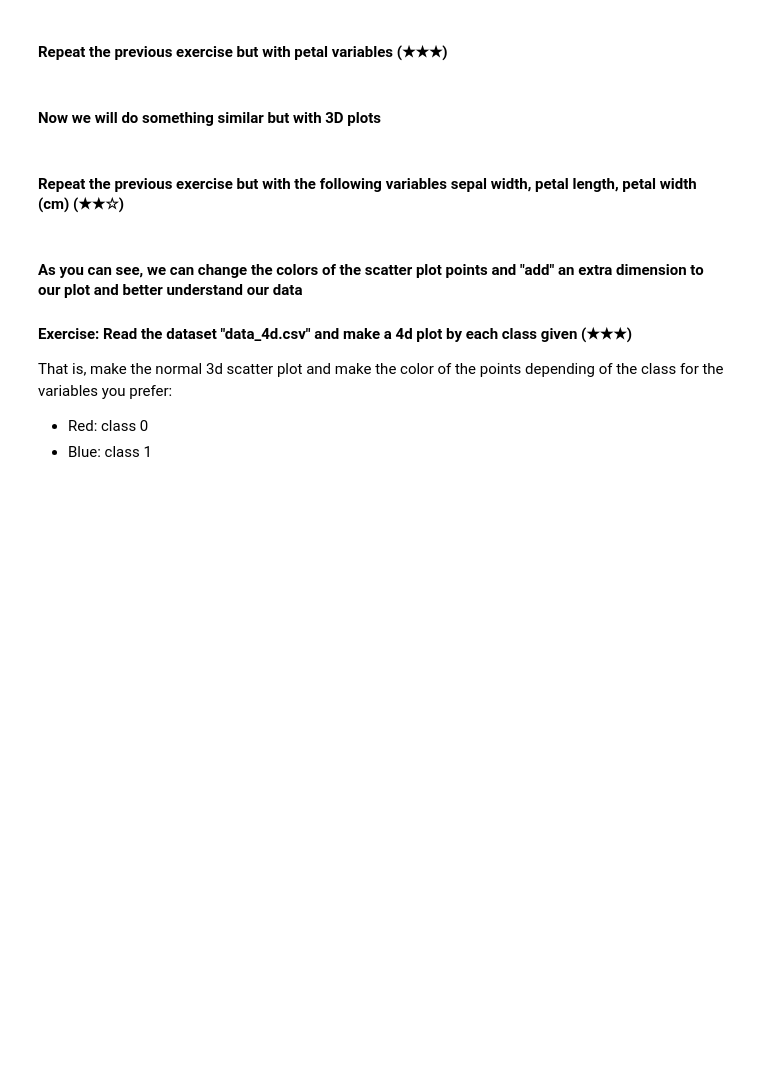
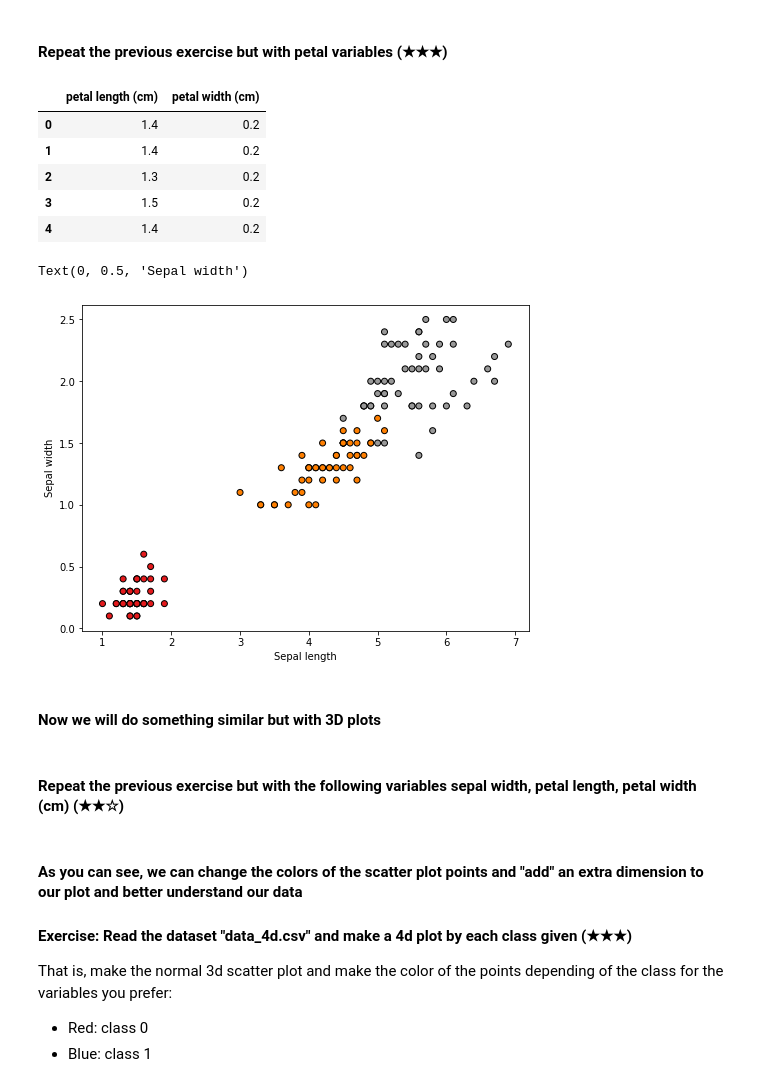
Before and after one commit to spannozzo/machine-learning-prework, a Jupyter notebook: 05-intro_to_data_science/05.1-Intro-to-data_science.ipynb, the cells around one changed output. Drawn from its saved outputs; the diff is of its cells as text; code cells hidden in the pictures; blank space fills up the shorter version.

```diff
--- a/05-intro_to_data_science/05.1-Intro-to-data_science.ipynb
+++ b/05-intro_to_data_science/05.1-Intro-to-data_science.ipynb
@@ -316,5 +393,34 @@ plt.ylabel("Sepal width")
 # %% [markdown]
 #### Repeat the previous exercise but with petal variables (★★★)
+# %%
+import matplotlib.pyplot as plt
+
+# import some data to play with
+X = iris.iloc[:,2:-1]  # we only take the first two features.
+
+#display(X.head(5))
+
+y = iris.target
+
+x_min, x_max = X.iloc[:, 0].min() - 0.5, X.iloc[:, 0].max() + 0.5
+y_min, y_max = X.iloc[:, 1].min() - 0.5, X.iloc[:, 1].max() + 0.5
+
+plt.figure(2, figsize=(8, 6))
+plt.clf()
+
+# Plot the training points
+plt.scatter(X.iloc[:, 0], X.iloc[:, 1], c=y, cmap=plt.cm.Set1, edgecolor="k")
+plt.xlabel("Sepal length")
+plt.ylabel("Sepal width")
+# %% [output]
+|  | petal length (cm) | petal width (cm) |
+| 0 | 1.4 | 0.2 |
+| 1 | 1.4 | 0.2 |
+| 2 | 1.3 | 0.2 |
+| 3 | 1.5 | 0.2 |
+| 4 | 1.4 | 0.2 |
+Text(0, 0.5, 'Sepal width')
+[figure, added]
 # %% [markdown]
 #### Now we will do something similar but with 3D plots
 # %%
```
Also changed, not shown: parts of 4 cells of this notebook.
